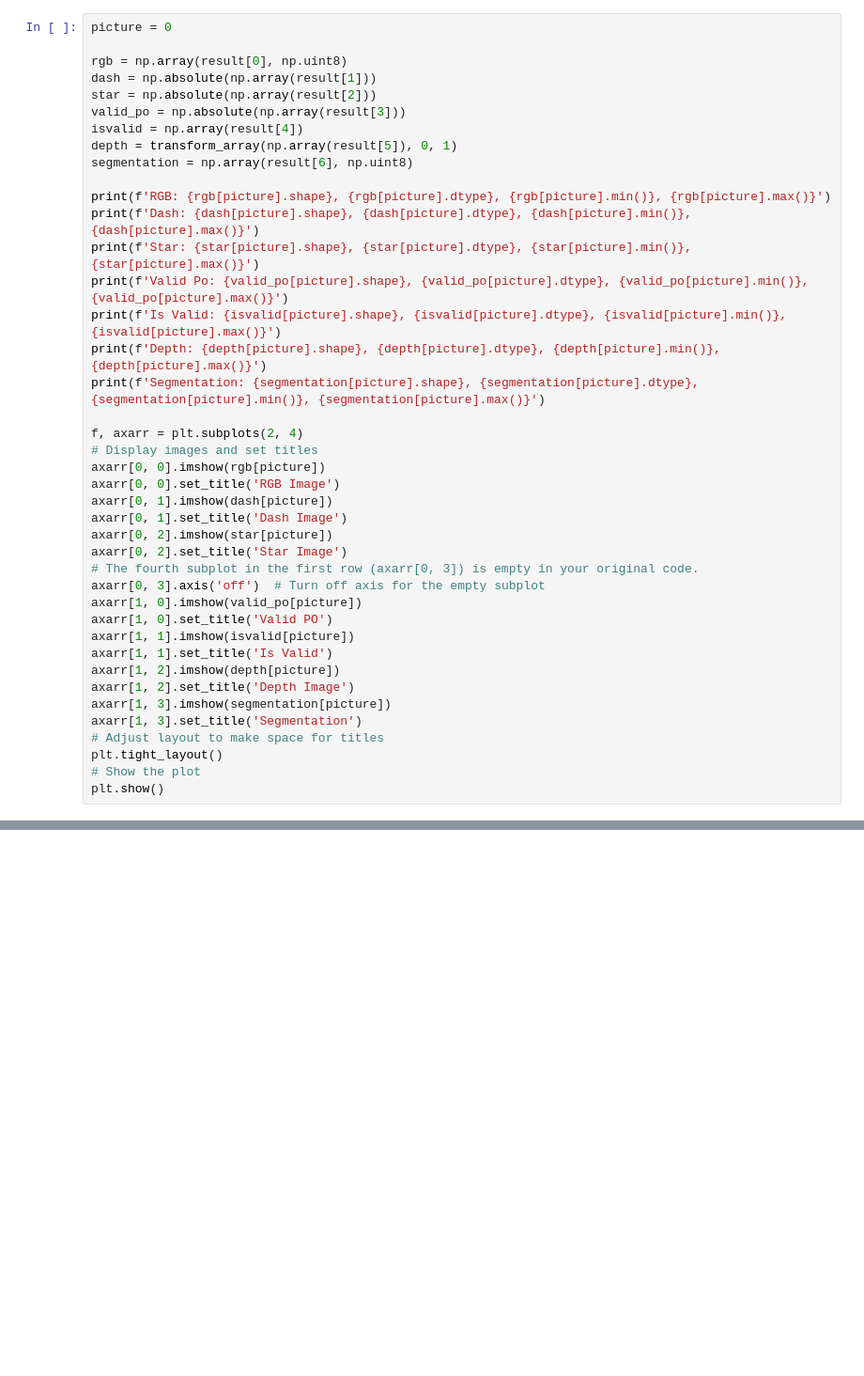
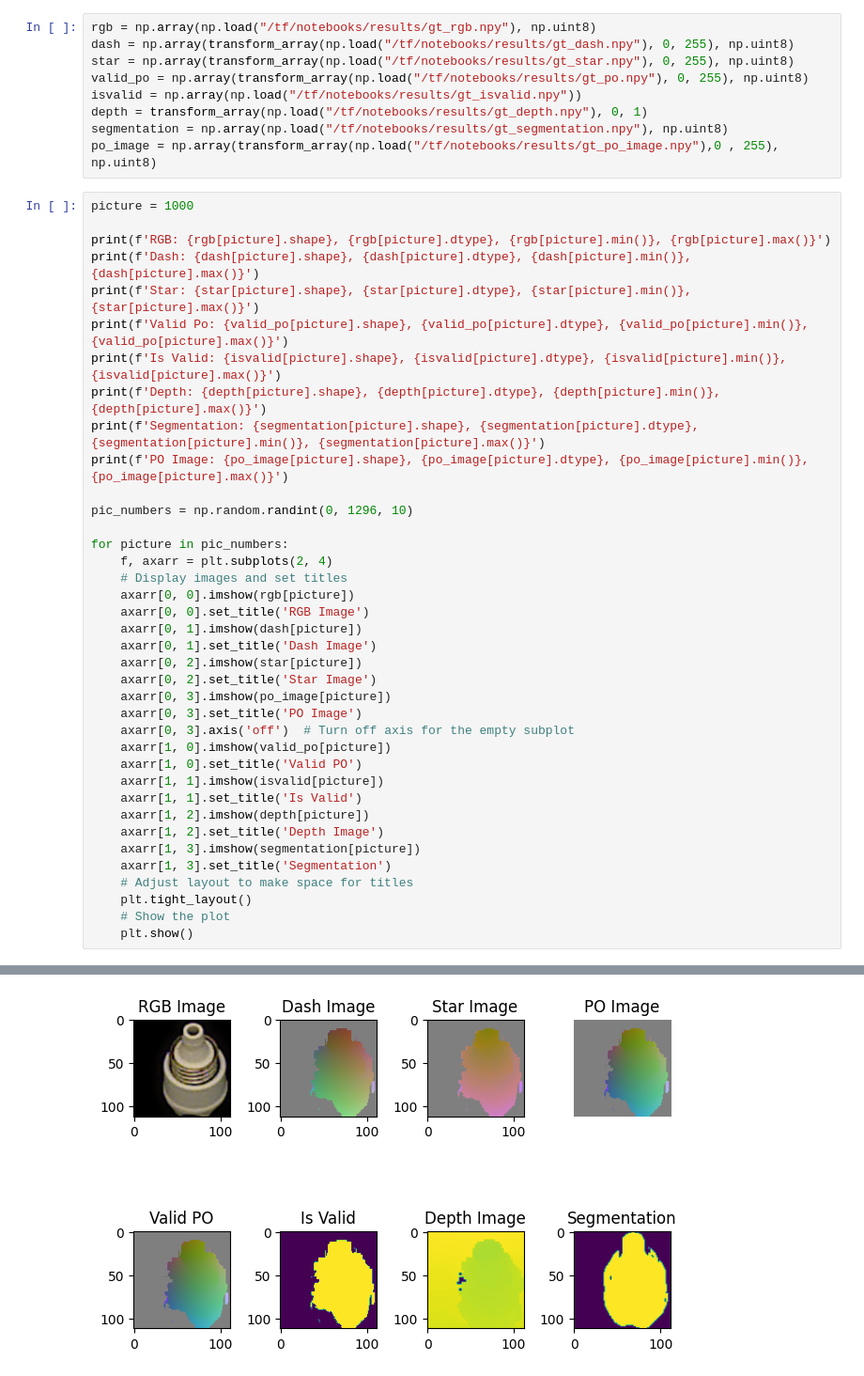
Before and after one commit to Domhoff859/closed-symmetry-loop, a Jupyter notebook: groundtruth.ipynb, the cells around one changed output, grey strips where cells are left out. Shown at 94% size. Drawn from its saved outputs; the diff is of its cells as text; blank space fills up the shorter version.

```diff
--- a/groundtruth.ipynb
+++ b/groundtruth.ipynb
@@ -72,13 +108,14 @@ def transform_array(data, new_min, new_max):
+# %%
+rgb = np.array(np.load("/tf/notebooks/results/gt_rgb.npy"), np.uint8)
+dash = np.array(transform_array(np.load("/tf/notebooks/results/gt_dash.npy"), 0, 255), np.uint8)
+star = np.array(transform_array(np.load("/tf/notebooks/results/gt_star.npy"), 0, 255), np.uint8)
+valid_po = np.array(transform_array(np.load("/tf/notebooks/results/gt_po.npy"), 0, 255), np.uint8)
+isvalid = np.array(np.load("/tf/notebooks/results/gt_isvalid.npy"))
+depth = transform_array(np.load("/tf/notebooks/results/gt_depth.npy"), 0, 1)
+segmentation = np.array(np.load("/tf/notebooks/results/gt_segmentation.npy"), np.uint8)
+po_image = np.array(transform_array(np.load("/tf/notebooks/results/gt_po_image.npy"),0 , 255), np.uint8)
 # %%
-picture = 0
-
-rgb = np.array(result[0], np.uint8)
-dash = np.absolute(np.array(result[1]))
-star = np.absolute(np.array(result[2]))
-valid_po = np.absolute(np.array(result[3]))
-isvalid = np.array(result[4])
-depth = transform_array(np.array(result[5]), 0, 1)
-segmentation = np.array(result[6], np.uint8)
+picture = 1000
 
 print(f'RGB: {rgb[picture].shape}, {rgb[picture].dtype}, {rgb[picture].min()}, {rgb[picture].max()}')
 print(f'Dash: {dash[picture].shape}, {dash[picture].dtype}, {dash[picture].min()}, {dash[picture].max()}')
@@ -87,26 +124,32 @@ print(f'Valid Po: {valid_po[picture].shape}, {valid_po[picture].dtype}, {valid_p
 print(f'Is Valid: {isvalid[picture].shape}, {isvalid[picture].dtype}, {isvalid[picture].min()}, {isvalid[picture].max()}')
 print(f'Depth: {depth[picture].shape}, {depth[picture].dtype}, {depth[picture].min()}, {depth[picture].max()}')
 print(f'Segmentation: {segmentation[picture].shape}, {segmentation[picture].dtype}, {segmentation[picture].min()}, {segmentation[picture].max()}')
+print(f'PO Image: {po_image[picture].shape}, {po_image[picture].dtype}, {po_image[picture].min()}, {po_image[picture].max()}')
 
-f, axarr = plt.subplots(2, 4)
-# Display images and set titles
-axarr[0, 0].imshow(rgb[picture])
-axarr[0, 0].set_title('RGB Image')
-axarr[0, 1].imshow(dash[picture])
-axarr[0, 1].set_title('Dash Image')
-axarr[0, 2].imshow(star[picture])
-axarr[0, 2].set_title('Star Image')
-# The fourth subplot in the first row (axarr[0, 3]) is empty in your original code.
-axarr[0, 3].axis('off')  # Turn off axis for the empty subplot
-axarr[1, 0].imshow(valid_po[picture])
-axarr[1, 0].set_title('Valid PO')
-axarr[1, 1].imshow(isvalid[picture])
-axarr[1, 1].set_title('Is Valid')
-axarr[1, 2].imshow(depth[picture])
-axarr[1, 2].set_title('Depth Image')
-axarr[1, 3].imshow(segmentation[picture])
-axarr[1, 3].set_title('Segmentation')
-# Adjust layout to make space for titles
-plt.tight_layout()
-# Show the plot
-plt.show()
+pic_numbers = np.random.randint(0, 1296, 10)
+
+for picture in pic_numbers:
+    f, axarr = plt.subplots(2, 4)
+    # Display images and set titles
+    axarr[0, 0].imshow(rgb[picture])
+    axarr[0, 0].set_title('RGB Image')
+    axarr[0, 1].imshow(dash[picture])
+    axarr[0, 1].set_title('Dash Image')
+    axarr[0, 2].imshow(star[picture])
+    axarr[0, 2].set_title('Star Image')
+    axarr[0, 3].imshow(po_image[picture])
+    axarr[0, 3].set_title('PO Image')
+    axarr[0, 3].axis('off')  # Turn off axis for the empty subplot
+    axarr[1, 0].imshow(valid_po[picture])
+    axarr[1, 0].set_title('Valid PO')
+    axarr[1, 1].imshow(isvalid[picture])
+    axarr[1, 1].set_title('Is Valid')
+    axarr[1, 2].imshow(depth[picture])
+    axarr[1, 2].set_title('Depth Image')
+    axarr[1, 3].imshow(segmentation[picture])
+    axarr[1, 3].set_title('Segmentation')
+    # Adjust layout to make space for titles
+    plt.tight_layout()
+    # Show the plot
+    plt.show()
+# %% [output]
@@ -112,0 +164 @@ plt.show()
+[figure, added]
```
Also changed, not shown: parts of 5 cells of this notebook, 1 other file.
